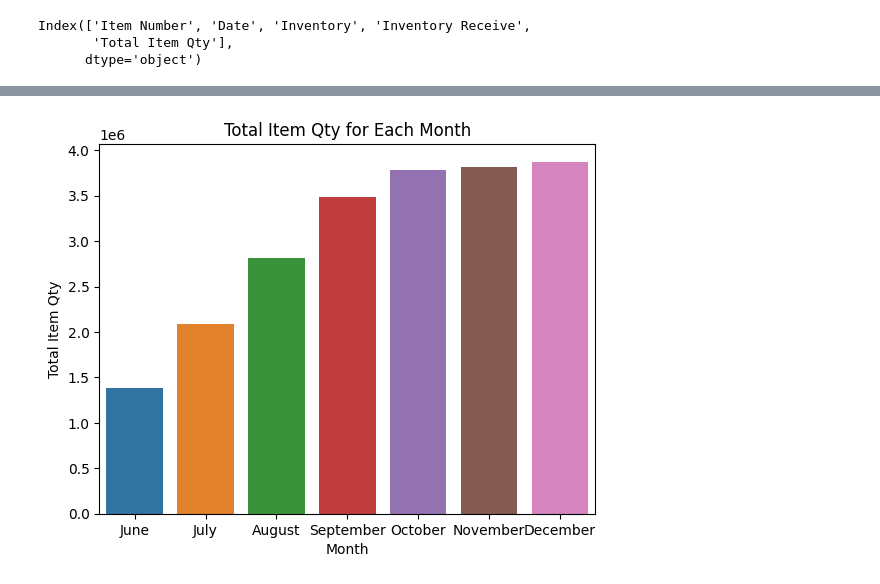
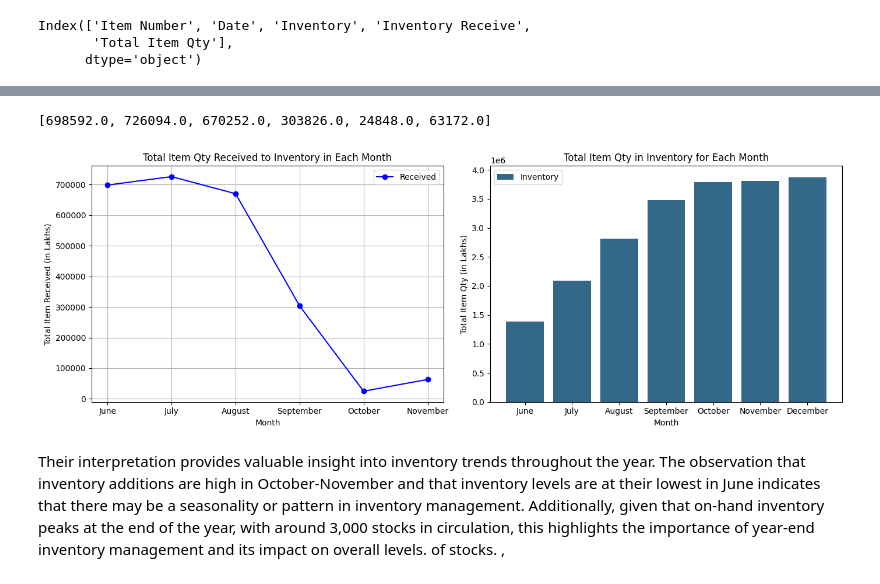
Before and after one commit to Prabhiraj-P/Data-Analytics-Assignment, a Jupyter notebook: code.ipynb, the cells around one changed output, grey strips where cells are left out. Saved outputs shown, nothing was run; the diff lists cells and outputs as text; code cells hidden in the pictures.

```diff
--- a/code.ipynb
+++ b/code.ipynb
@@ -118,10 +109,37 @@ for x in range(7,6+len(month_total['Total Item Qty'])):
-# %%
-sns.barplot(x=month_names, y=month_total['Total Item Qty'])
-
-plt.xlabel('Month')
-plt.ylabel('Total Item Qty')
-plt.title('Total Item Qty for Each Month')
-
-plt.show()
-# %% [output]
-[figure, removed]
+# %%
+recived=df_merged.groupby('Month')['Total Item Qty'].sum().values
+recived=list(recived)
+recived
+# %% [output]
+[698592.0, 726094.0, 670252.0, 303826.0, 24848.0, 63172.0]
+# %%
+fig, axs = plt.subplots(nrows=1, ncols=2, figsize=(14, 5))
+
+# Line plot
+axs[0].plot(month_names[:-1], recived, marker='o', color='blue', label='Received')
+axs[0].set_title('Total Item Qty Received to Inventory in Each Month')
+axs[0].set_xlabel('Month')
+axs[0].set_ylabel('Total Item Received (in Lakhs)')
+axs[0].grid(True)
+axs[0].legend()
+
+# Bar plot
+axs[1].bar(month_names, month_total['Total Item Qty'], color='#346888', label='Inventory')
+axs[1].set_title('Total Item Qty in Inventory for Each Month')
+axs[1].set_xlabel('Month')
+axs[1].set_ylabel('Total Item Qty (in Lakhs)')
+#axs[1].grid(True)
+axs[1].legend()
+
+
+plt.tight_layout()
+
+
+plt.savefig('plots\\multiple_charts.png')
+
+# Show the plots
+plt.show()
+# %% [output]
+[figure, added]
+# %% [markdown]
+Their interpretation provides valuable insight into inventory trends throughout the year. The observation that inventory additions are high in October-November and that inventory levels are at their lowest in June indicates that there may be a seasonality or pattern in inventory management. Additionally, given that on-hand inventory peaks at the end of the year, with around 3,000 stocks in circulation, this highlights the importance of year-end inventory management and its impact on overall levels. of stocks. ,
```
Also changed, not shown: parts of 7 cells of this notebook, 2 other files.
